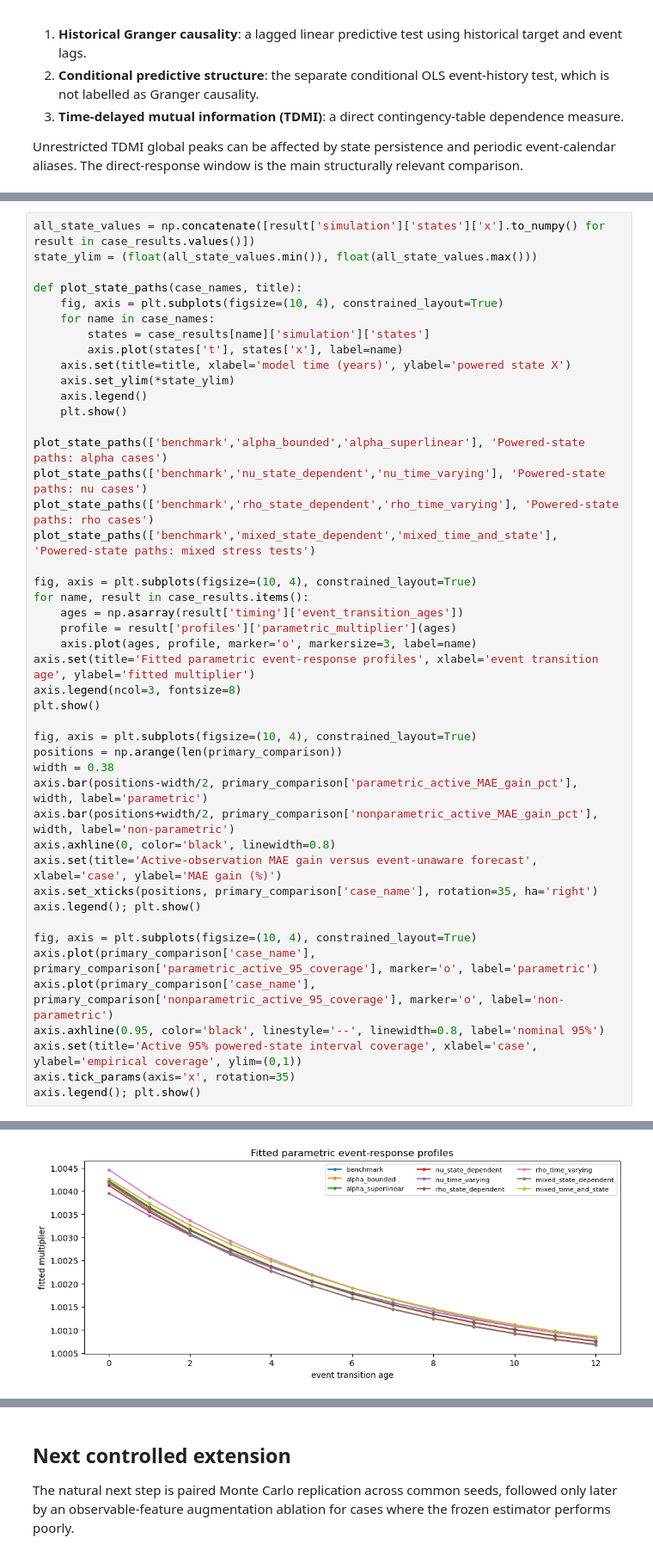
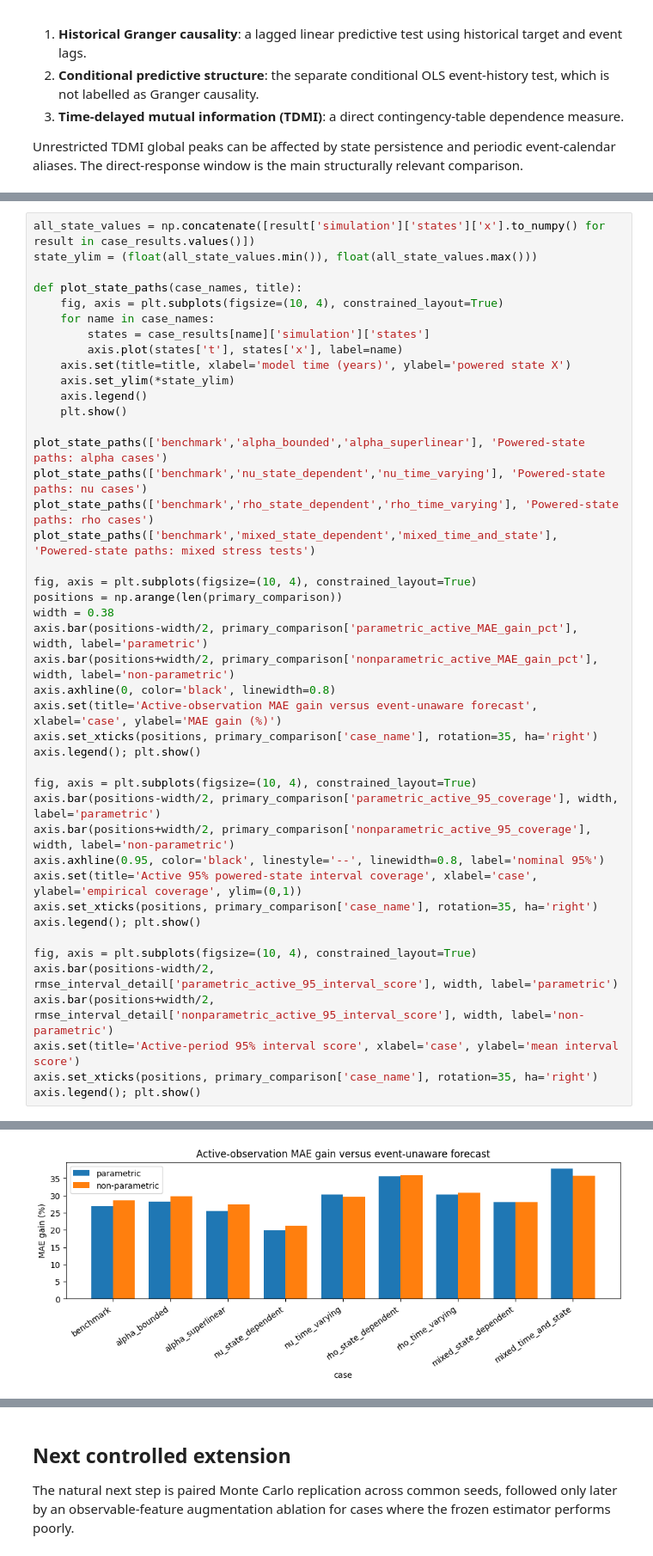
Before and after one commit to JivN24/HSBC-AN-RN, a Jupyter notebook: CODEWORK/Linus' Task Re-Do/07_nonlinear_functional_robustness.ipynb, the cells around one changed output, grey strips where cells are left out. Shown at 86% size. Saved outputs shown, nothing was run; the diff lists cells and outputs as text.

```diff
--- a/CODEWORK/Linus' Task Re-Do/07_nonlinear_functional_robustness.ipynb
+++ b/CODEWORK/Linus' Task Re-Do/07_nonlinear_functional_robustness.ipynb
@@ -556,43 +858,41 @@ def plot_state_paths(case_names, title):
         axis.plot(states['t'], states['x'], label=name)
     axis.set(title=title, xlabel='model time (years)', ylabel='powered state X')
     axis.set_ylim(*state_ylim)
     axis.legend()
     plt.show()
 
 plot_state_paths(['benchmark','alpha_bounded','alpha_superlinear'], 'Powered-state paths: alpha cases')
 plot_state_paths(['benchmark','nu_state_dependent','nu_time_varying'], 'Powered-state paths: nu cases')
 plot_state_paths(['benchmark','rho_state_dependent','rho_time_varying'], 'Powered-state paths: rho cases')
 plot_state_paths(['benchmark','mixed_state_dependent','mixed_time_and_state'], 'Powered-state paths: mixed stress tests')
 
 fig, axis = plt.subplots(figsize=(10, 4), constrained_layout=True)
-for name, result in case_results.items():
-    ages = np.asarray(result['timing']['event_transition_ages'])
-    profile = result['profiles']['parametric_multiplier'](ages)
-    axis.plot(ages, profile, marker='o', markersize=3, label=name)
-axis.set(title='Fitted parametric event-response profiles', xlabel='event transition age', ylabel='fitted multiplier')
-axis.legend(ncol=3, fontsize=8)
-plt.show()
-
-fig, axis = plt.subplots(figsize=(10, 4), constrained_layout=True)
 positions = np.arange(len(primary_comparison))
 width = 0.38
 axis.bar(positions-width/2, primary_comparison['parametric_active_MAE_gain_pct'], width, label='parametric')
 axis.bar(positions+width/2, primary_comparison['nonparametric_active_MAE_gain_pct'], width, label='non-parametric')
 axis.axhline(0, color='black', linewidth=0.8)
 axis.set(title='Active-observation MAE gain versus event-unaware forecast', xlabel='case', ylabel='MAE gain (%)')
 axis.set_xticks(positions, primary_comparison['case_name'], rotation=35, ha='right')
 axis.legend(); plt.show()
 
 fig, axis = plt.subplots(figsize=(10, 4), constrained_layout=True)
-axis.plot(primary_comparison['case_name'], primary_comparison['parametric_active_95_coverage'], marker='o', label='parametric')
-axis.plot(primary_comparison['case_name'], primary_comparison['nonparametric_active_95_coverage'], marker='o', label='non-parametric')
+axis.bar(positions-width/2, primary_comparison['parametric_active_95_coverage'], width, label='parametric')
+axis.bar(positions+width/2, primary_comparison['nonparametric_active_95_coverage'], width, label='non-parametric')
 axis.axhline(0.95, color='black', linestyle='--', linewidth=0.8, label='nominal 95%')
 axis.set(title='Active 95% powered-state interval coverage', xlabel='case', ylabel='empirical coverage', ylim=(0,1))
-axis.tick_params(axis='x', rotation=35)
+axis.set_xticks(positions, primary_comparison['case_name'], rotation=35, ha='right')
 axis.legend(); plt.show()
+
+fig, axis = plt.subplots(figsize=(10, 4), constrained_layout=True)
+axis.bar(positions-width/2, rmse_interval_detail['parametric_active_95_interval_score'], width, label='parametric')
+axis.bar(positions+width/2, rmse_interval_detail['nonparametric_active_95_interval_score'], width, label='non-parametric')
+axis.set(title='Active-period 95% interval score', xlabel='case', ylabel='mean interval score')
+axis.set_xticks(positions, primary_comparison['case_name'], rotation=35, ha='right')
+axis.legend(); plt.show()
 # %% [output]
 [figure]
 [figure]
 [figure]
 [figure]
-[figure, old version]
+[figure, new version]
```
Also changed, not shown: parts of 17 cells of this notebook, 1 other file.
